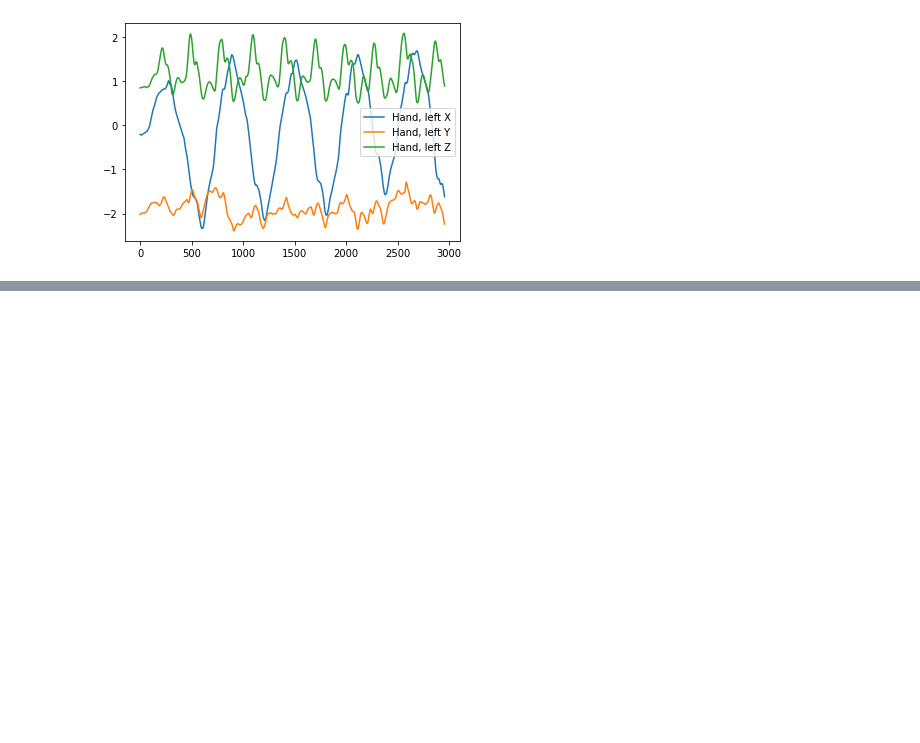
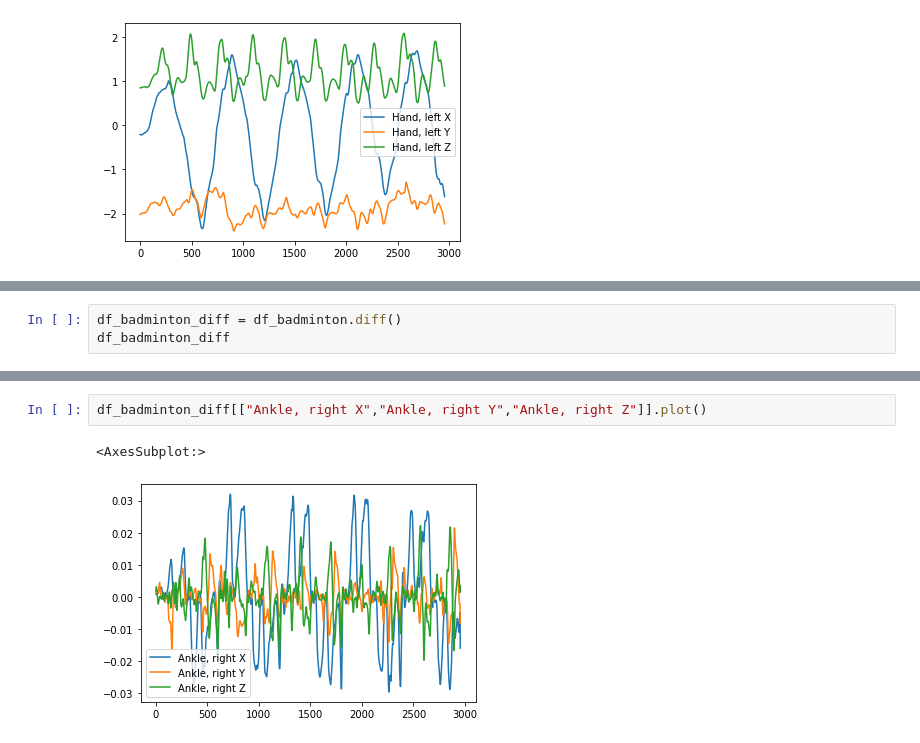
Before and after one commit to annamhuber/Sport-Data-Analytics, a Jupyter notebook: Event Detection.ipynb, the cells around one changed output, grey strips where cells are left out. Saved outputs shown, nothing was run; the diff lists cells and outputs as text; blank space fills up the shorter version.

```diff
--- a/Event Detection.ipynb
+++ b/Event Detection.ipynb
@@ -27,0 +30,3 @@ df_badminton[["Hand, left X","Hand, left Y","Hand, left Z"]].plot()
+# %%
+df_badminton_diff = df_badminton.diff()
+df_badminton_diff
@@ -27,0 +47,5 @@ df_badminton[["Hand, left X","Hand, left Y","Hand, left Z"]].plot()
+# %%
+df_badminton_diff[["Ankle, right X","Ankle, right Y","Ankle, right Z"]].plot()
+# %% [output]
+<AxesSubplot:>
+[figure, added]
```
Also changed, not shown: parts of 12 cells of this notebook.
